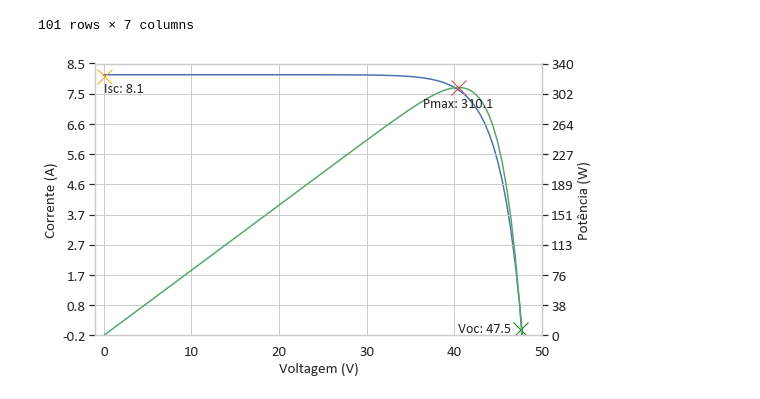
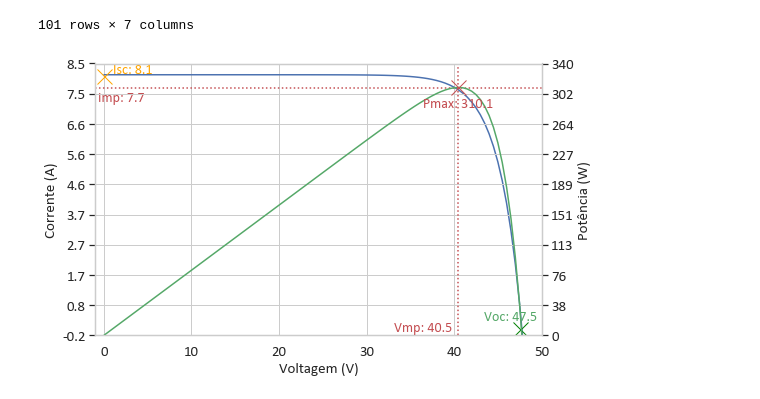
Before and after one commit to gtkacz/qta-projeto4, a Jupyter notebook: Untitled.ipynb, the cells around one changed output. Cells and saved outputs as stored; diff of their text form; code cells hidden in the pictures.

```diff
--- a/Untitled.ipynb
+++ b/Untitled.ipynb
@@ -53,33 +53,35 @@ Vmp = round((df_max['Voltagem (V)']), 1)
 # %%
 fig, ax1 = plt.subplots()
 ax2 = ax1.twinx()
 
 ax1.plot(df['Voltagem (V)'], df['Corrente (A)'])
 ax2.plot(df['Voltagem (V)'], df['Potência (W)'], c='g')
 
 ax1.plot(0, Isc, marker="x", markersize=15, markeredgecolor="orange")
-ax1.annotate(f'Isc: {Isc}', (0, Isc-0.4), ha='left', va='center')
+ax1.annotate(f'Isc: {Isc}', (1, Isc), ha='left', va='bottom', c='orange')
 ax1.plot(Voc, 0, marker="x", markersize=15, markeredgecolor="green")
-ax1.annotate(f'Voc: {Voc}', (Voc-1, 0), ha='right', va='center')
+ax1.annotate(f'Voc: {Voc}', (Voc-1, 0.4), ha='center', va='center', c='g')
 
 ax2.plot(Vmp, Pmax, marker="x", markersize=15, markeredgecolor="r")
-ax2.annotate(f'Pmax: {Pmax}', (Vmp, Pmax-20), ha='center', va='center')
-ax1.axhline(y=Imp, color='r', linestyle='-', label='Limite classe 1')
-ax2.axhline(y=safe1, color='g', linestyle='-', label='Limite classe 1')
+ax2.annotate(f'Pmax: {Pmax}', (Vmp, Pmax-20), ha='center', va='center', c='r')
+ax1.axhline(y=Imp, color='r', linestyle=':')
+ax1.annotate(f'Imp: {Imp}', (2, Imp-0.3), ha='center', va='center', c='r')
+ax2.axvline(x=Vmp, color='r', linestyle=':')
+ax2.annotate(f'Vmp: {Vmp}', (Vmp-0.75, 10), ha='right', va='center', c='r')
 
 ax1.set_ylabel('Corrente (A)')
 ax2.set_ylabel('Potência (W)')
 ax1.set_xlabel('Voltagem (V)')
 ax1.set_ylim([-0.2, 8.5])
 ax2.set_ylim([0, 340])
 ax1.set_xlim([-1, 50])
 ax2.set_xlim([-1, 50])
 ax1.yaxis.set_major_locator(mtick.LinearLocator(10))
 ax2.yaxis.set_major_locator(mtick.LinearLocator(10))
 ax1.yaxis.set_major_formatter(FormatStrFormatter('%.1f'))
 ax2.yaxis.set_major_formatter(FormatStrFormatter('%.0f'))
 #ax1.autoscale(enable=True, axis='y')
 #ax2.autoscale(enable=True, axis='y')
 plt.show()
 # %% [output]
-[figure, old version]
+[figure, new version]
```
